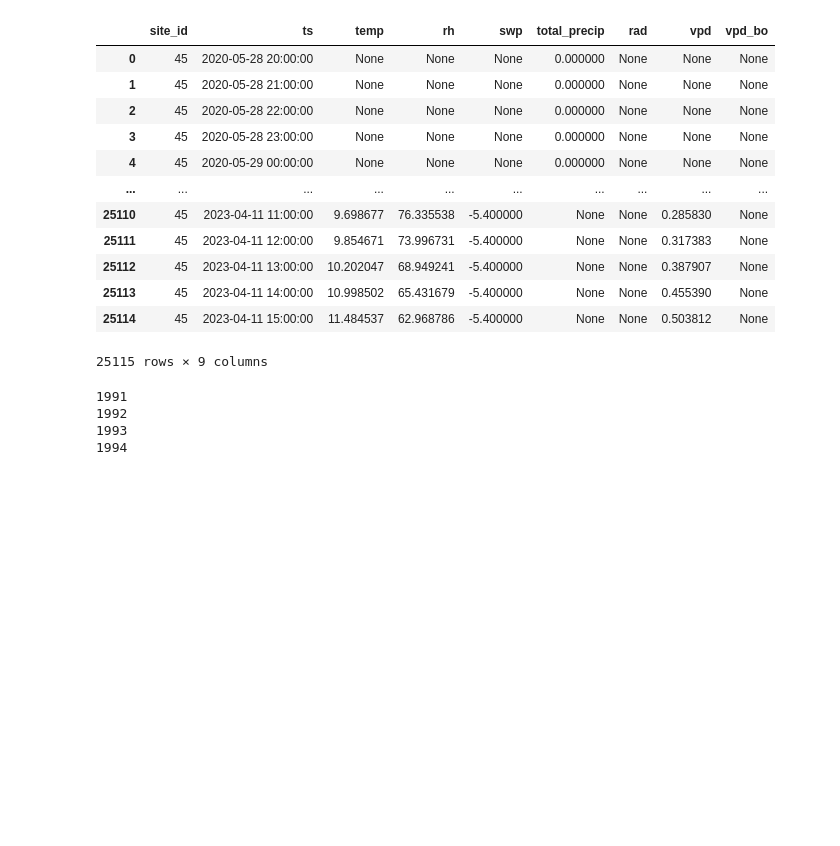
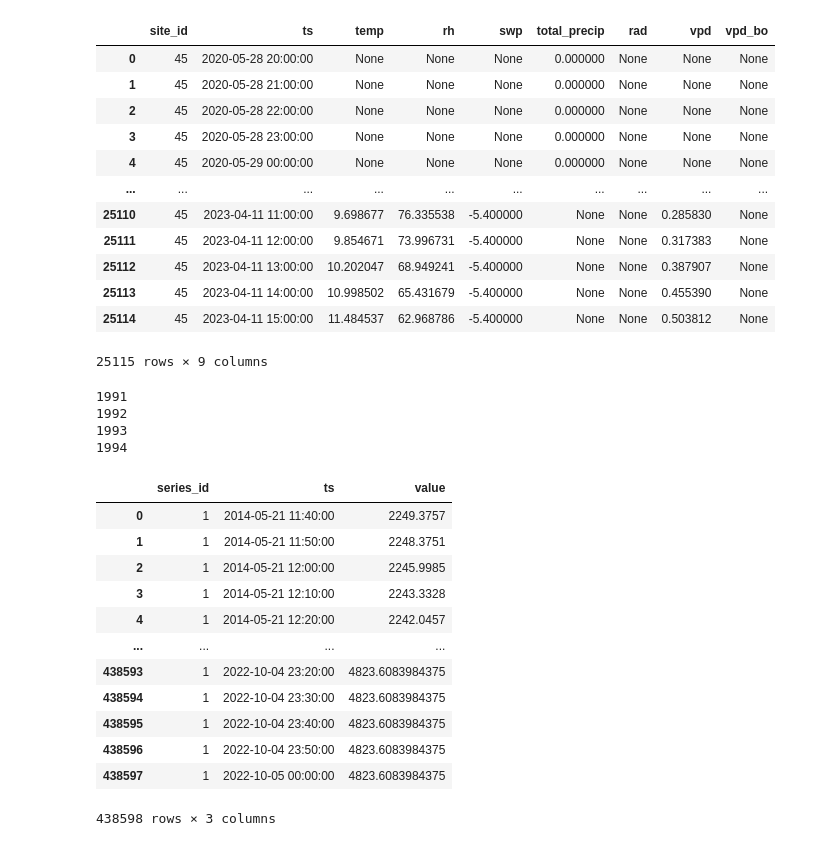
Before and after one commit to treenet/treenetai, a Jupyter notebook: task_scripts/data_statistics.ipynb, the cells around one changed output. Cells and saved outputs as stored; diff of their text form; code cells hidden in the pictures; blank space fills up the shorter version.

```diff
--- a/task_scripts/data_statistics.ipynb
+++ b/task_scripts/data_statistics.ipynb
@@ -1056,3 +1056,22 @@ for e in range(a,b):
 1992
 1993
 1994
+# %%
+import pandas as pd
+data_all_l1 = pd.read_pickle("/storage/lukovic/Data/FORWARDS/treenet/server_data/data_all_l1_dictionary.pkl")
+# %%
+data_all_l1[1]
+# %% [output]
+|  | series_id | ts | value |
+| 0 | 1 | 2014-05-21 11:40:00 | 2249.3757 |
+| 1 | 1 | 2014-05-21 11:50:00 | 2248.3751 |
+| 2 | 1 | 2014-05-21 12:00:00 | 2245.9985 |
+| 3 | 1 | 2014-05-21 12:10:00 | 2243.3328 |
+| 4 | 1 | 2014-05-21 12:20:00 | 2242.0457 |
+| ... | ... | ... | ... |
+| 438593 | 1 | 2022-10-04 23:20:00 | 4823.6083984375 |
+| 438594 | 1 | 2022-10-04 23:30:00 | 4823.6083984375 |
+| 438595 | 1 | 2022-10-04 23:40:00 | 4823.6083984375 |
+| 438596 | 1 | 2022-10-04 23:50:00 | 4823.6083984375 |
+| 438597 | 1 | 2022-10-05 00:00:00 | 4823.6083984375 |
+438598 rows × 3 columns
```
Also changed, not shown: parts of 3 cells of this notebook, 8 other files.
